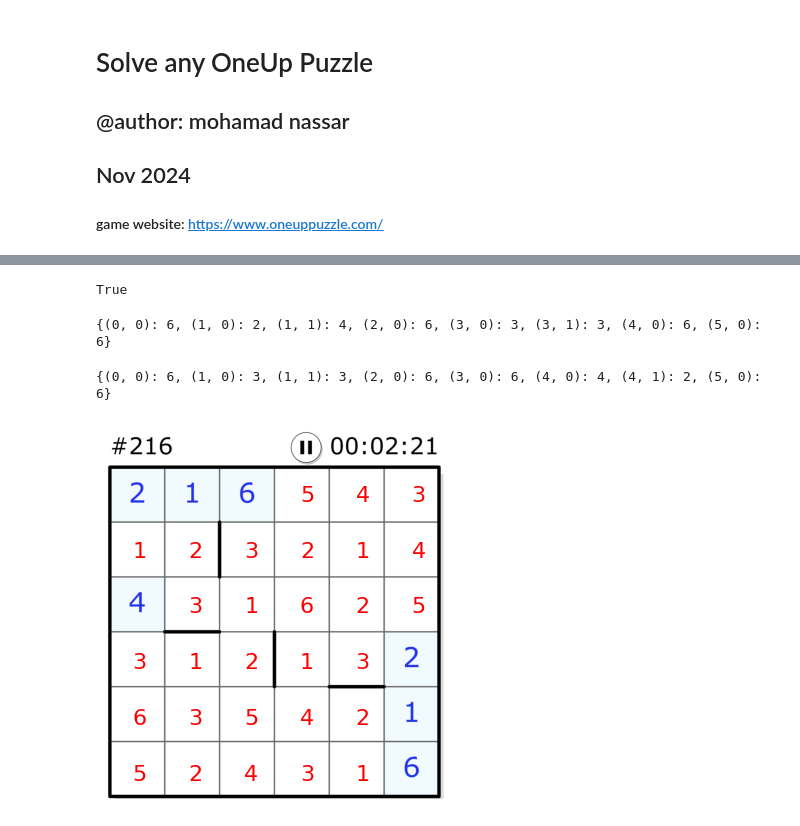
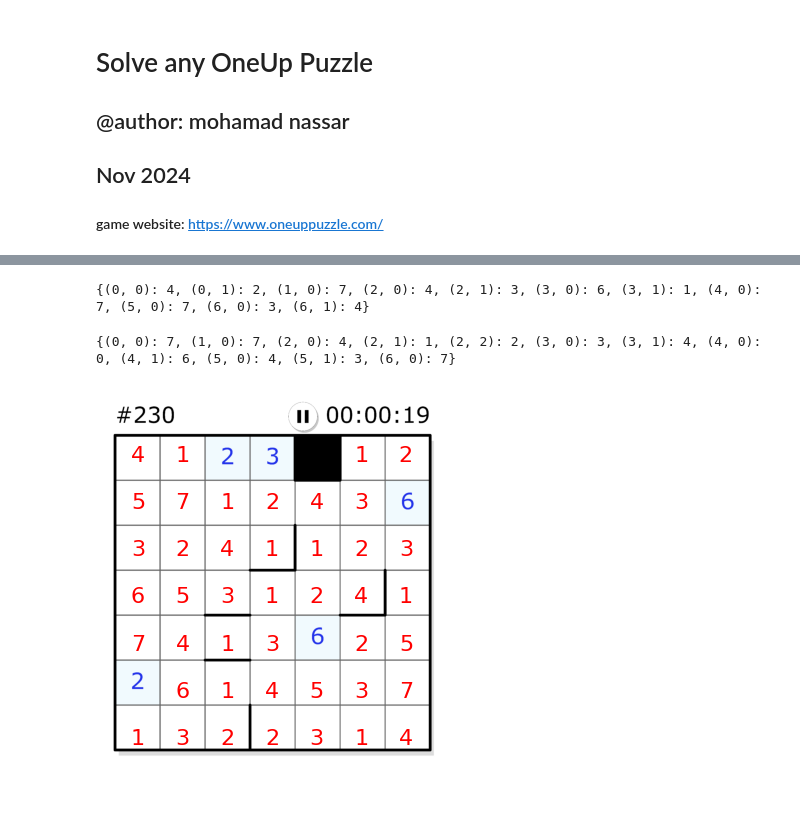
Before and after one commit to mnassar/oneuppuzzle, a Jupyter notebook: OneUpPuzzle.ipynb, the cells around one changed output, grey strips where cells are left out. Cells and saved outputs as stored; diff of their text form; code cells hidden in the pictures.

```diff
--- a/OneUpPuzzle.ipynb
+++ b/OneUpPuzzle.ipynb
@@ -155,0 +35,9 @@ x x x x x 6
+# %%
+#game strings
+# r for row, w for wall, x for unknown
+# gamestr_h = "216xxxrxxwxxxxr4xxxxxrxxxwxx2rxxxxx1rxxxxx6"
+# c for col, w for wall, x for unknown
+# gamestr_v = "2x4xxxc1xxwxxxc6xxxxxcxxxxxxcxxxxwxxcxxx216"
+
+gamestr_h = "xx23bxxrxxxxxx6rxxxxwxxxrxxxxxxwxrxxxx6xxr2xxxxxxrxxxwxxxx"
+gamestr_v = "xxxxx2xcxxxxxxxc2xxxwxwxxc3xxwxxxxcbxxx6xxcxxxxwxxxcx6xxxxx"
@@ -205,8 +239,3 @@ bb[(5,5,0,0)] = 6
-# %%
-# verify our board extraction is correct
-bb == board
-# %% [output]
-True
 # %%
 # draw the board
 # %%
@@ -221,7 +250,7 @@ domain = {}
 # segment horizontally
 d_row_segh = {} # key is row, segh and the value is the range
 
-for r in range(6):
+for r in range(nb_rows):
   # give me all the entries in board where row = r
   # count all the entries with segh = 0
   # increase segh
@@ -240,12 +269,12 @@ for r in range(6):
 
 print(d_row_segh)
 # %% [output]
-{(0, 0): 6, (1, 0): 2, (1, 1): 4, (2, 0): 6, (3, 0): 3, (3, 1): 3, (4, 0): 6, (5, 0): 6}
+{(0, 0): 4, (0, 1): 2, (1, 0): 7, (2, 0): 4, (2, 1): 3, (3, 0): 6, (3, 1): 1, (4, 0): 7, (5, 0): 7, (6, 0): 3, (6, 1): 4}
 # %%
 # need to intersect with d_row_segv
 d_col_segv = {}
 
-for c in range(6):
+for c in range(nb_cols):
   # give me all the entries in board where col = c
   # count all the entries with segv = 0
   # increase segv
@@ -263,7 +292,7 @@ for c in range(6):
 
 print(d_col_segv)
 # %% [output]
-{(0, 0): 6, (1, 0): 3, (1, 1): 3, (2, 0): 6, (3, 0): 6, (4, 0): 4, (4, 1): 2, (5, 0): 6}
+{(0, 0): 7, (1, 0): 7, (2, 0): 4, (2, 1): 1, (2, 2): 2, (3, 0): 3, (3, 1): 4, (4, 0): 0, (4, 1): 6, (5, 0): 4, (5, 1): 3, (6, 0): 7}
 # %%
 # compute domains
 for k in board.keys():
@@ -361,19 +390,23 @@ for k in sorted ( sol.keys() ) :
 # %%
 # plot the solution
 
 import cv2
 from matplotlib import pyplot as plt
 
-img_color = cv2.imread('board216.png')
+# img_color = cv2.imread('board216.png')
+img_color = cv2.imread('board230.png')
 plt.imshow(img_color)
 plt.axis("off")
 
-for x in range(6):
-  for y in range(6):
+for x in range(nb_rows):
+  for y in range(nb_cols):
     if (x,y) in sol.keys():
-      plt.text(100 + 210 * y , 270 + 210 * x, list(sol[(x,y)])[0], color="red", fontsize=16)
-
+      # for #216
+      # plt.text(100 + 210 * y , 270 + 210 * x, list(sol[(x,y)])[0], color="red", fontsize=16)
+      # for #230
+      plt.text(100 + 180 * y , 270 + 190 * x, list(sol[(x,y)])[0], color="red", fontsize=16)
+      # we need to normalize the image dimensions
 
 plt.show()
 # %% [output]
-[figure, old version]
+[figure, new version]
```
Also changed, not shown: parts of 9 cells of this notebook.
